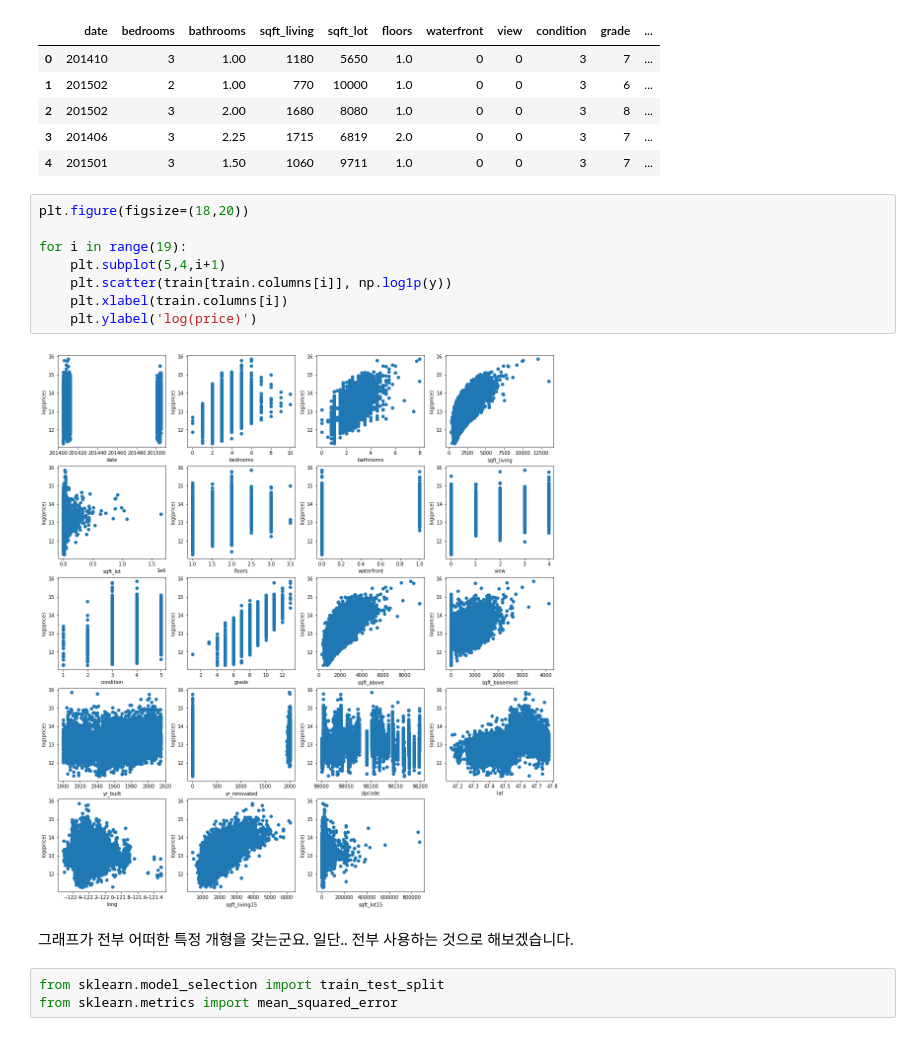
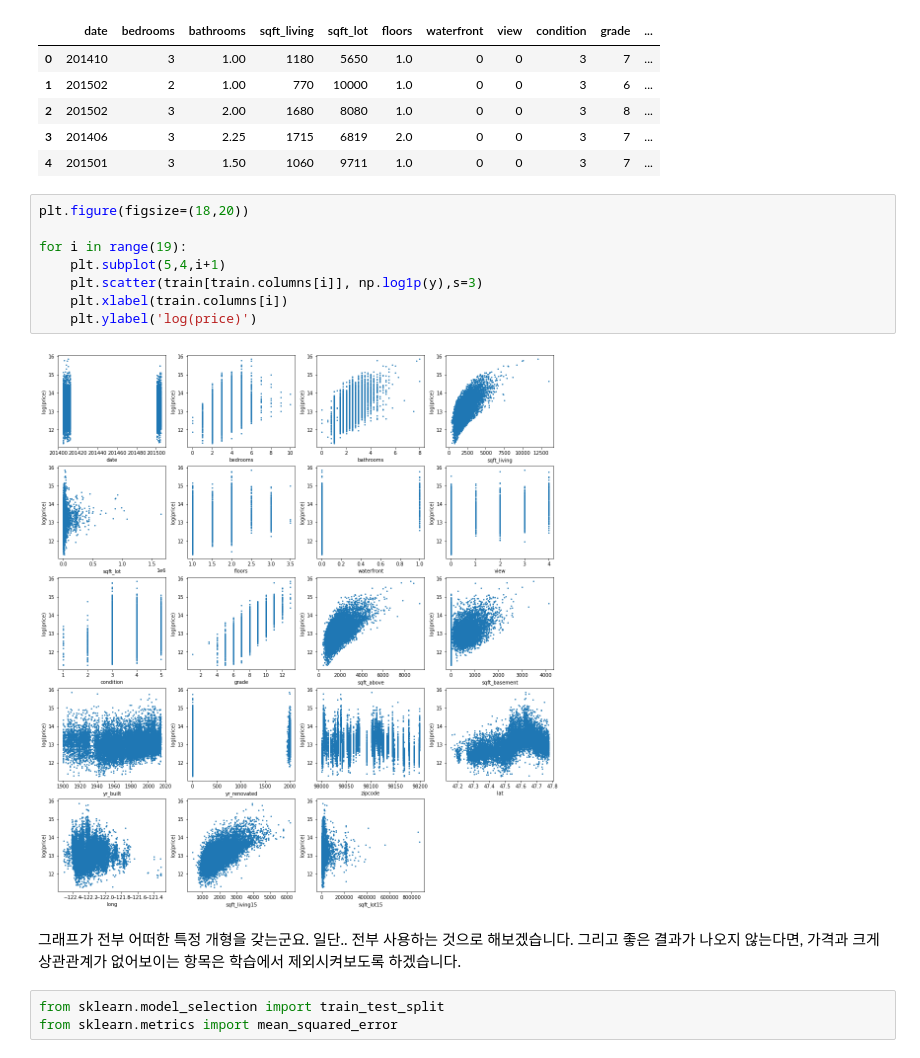
Before and after one commit to SunCreation/aiffel, a Jupyter notebook: Working/kaggle/kaggle_kakr_housing/[EX-06].ipynb, the cells around one changed output. Drawn from its saved outputs; the diff is of its cells as text.

```diff
--- a/Working/kaggle/kaggle_kakr_housing/[EX-06].ipynb
+++ b/Working/kaggle/kaggle_kakr_housing/[EX-06].ipynb
@@ -386,15 +386,16 @@ train.head()
 # %%
 plt.figure(figsize=(18,20))
 
 for i in range(19):
     plt.subplot(5,4,i+1)
-    plt.scatter(train[train.columns[i]], np.log1p(y))
+    plt.scatter(train[train.columns[i]], np.log1p(y),s=3)
     plt.xlabel(train.columns[i])
     plt.ylabel('log(price)')
 # %% [output]
-[figure, old version]
+[figure, new version]
 # %% [markdown]
 그래프가 전부 어떠한 특정 개형을 갖는군요. 일단.. 전부 사용하는 것으로 해보겠습니다.
+그리고 좋은 결과가 나오지 않는다면, 가격과 크게 상관관계가 없어보이는 항목은 학습에서 제외시켜보도록 하겠습니다.
 # %%
 from sklearn.model_selection import train_test_split
 from sklearn.metrics import mean_squared_error
```
Also changed, not shown: parts of 25 cells of this notebook, 9 other files.
